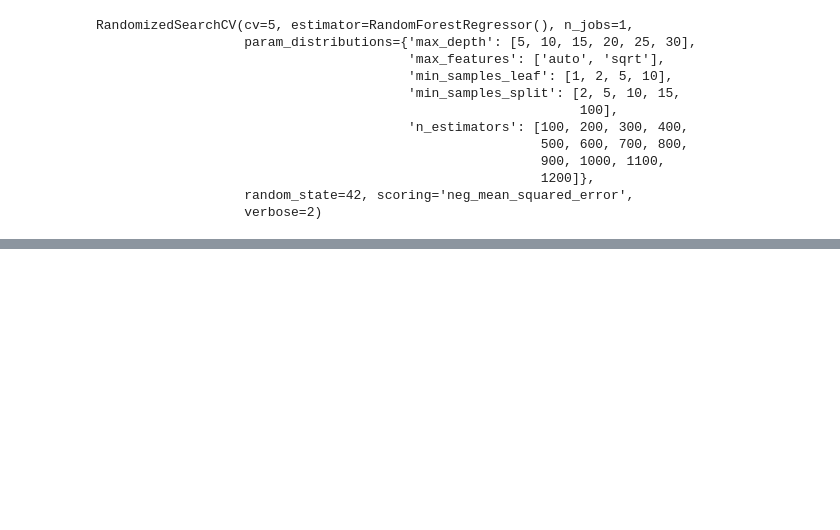
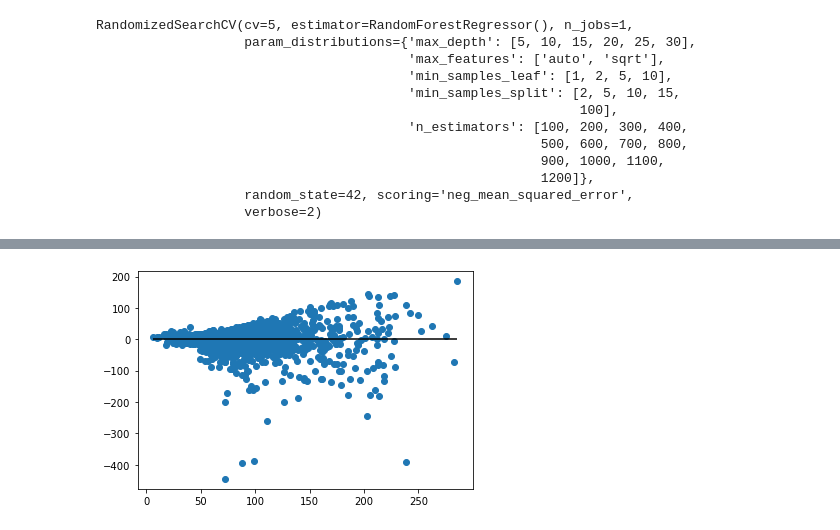
Before and after one commit to AThompson7/Electricity-Bill-Prediction, a Jupyter notebook: Models.ipynb, the cells around one changed output, grey strips where cells are left out. Drawn from its saved outputs; the diff is of its cells as text; code cells hidden in the pictures; blank space fills up the shorter version.

```diff
--- a/Models.ipynb
+++ b/Models.ipynb
@@ -137,0 +179,6 @@ RandomizedSearchCV(cv=5, estimator=RandomForestRegressor(), n_jobs=1,
+# %%
+plt.scatter(predictions, predictions - y_test)
+plt.hlines(y=0, xmin=predictions.min(), xmax=predictions.max())
+plt.show()
+# %% [output]
+[figure, added]
```
Also changed, not shown: parts of 15 cells of this notebook, 3 other files.
